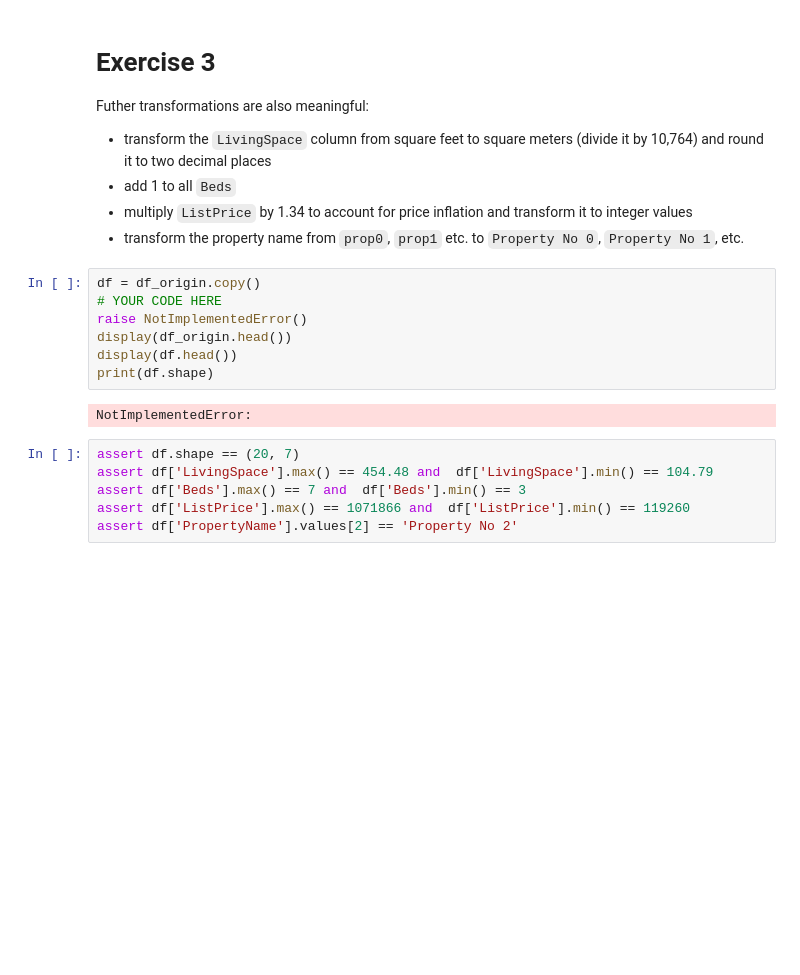
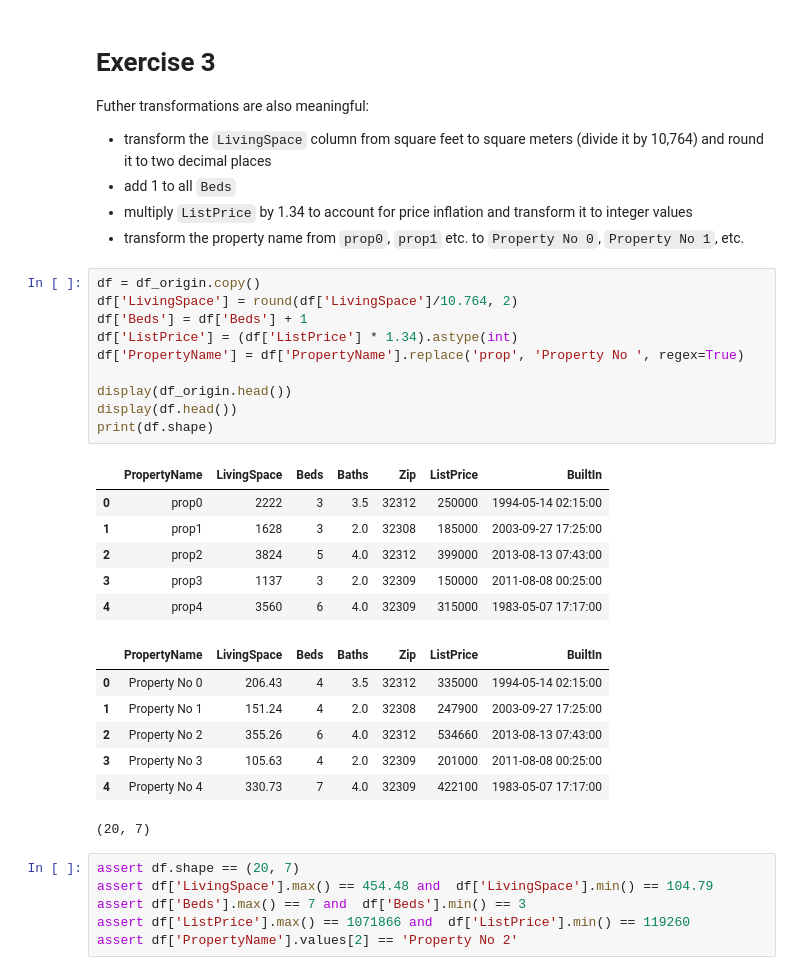
Before and after one commit to persello/daml-notebooks, a Jupyter notebook: 09/python-pandas.ipynb, the cells around one changed output. Saved outputs shown, nothing was run; the diff lists cells and outputs as text; blank space fills up the shorter version.

```diff
--- a/09/python-pandas.ipynb
+++ b/09/python-pandas.ipynb
@@ -136,15 +136,30 @@ Futher transformations are also meaningful:
 - add 1 to all `Beds`
 - multiply `ListPrice` by 1.34 to account for price inflation and transform it to integer values
 - transform the property name from `prop0`, `prop1` etc. to `Property No 0`, `Property No 1`, etc.
-# %%
-df = df_origin.copy()
-# YOUR CODE HERE
-raise NotImplementedError()
-display(df_origin.head())
-display(df.head())
-print(df.shape)
-# %% [output]
-NotImplementedError:
+# %%
+df = df_origin.copy()
+df['LivingSpace'] = round(df['LivingSpace']/10.764, 2)
+df['Beds'] = df['Beds'] + 1
+df['ListPrice'] = (df['ListPrice'] * 1.34).astype(int)
+df['PropertyName'] = df['PropertyName'].replace('prop', 'Property No ', regex=True)
+
+display(df_origin.head())
+display(df.head())
+print(df.shape)
+# %% [output]
+|  | PropertyName | LivingSpace | Beds | Baths | Zip | ListPrice | BuiltIn |
+| 0 | prop0 | 2222 | 3 | 3.5 | 32312 | 250000 | 1994-05-14 02:15:00 |
+| 1 | prop1 | 1628 | 3 | 2.0 | 32308 | 185000 | 2003-09-27 17:25:00 |
+| 2 | prop2 | 3824 | 5 | 4.0 | 32312 | 399000 | 2013-08-13 07:43:00 |
+| 3 | prop3 | 1137 | 3 | 2.0 | 32309 | 150000 | 2011-08-08 00:25:00 |
+| 4 | prop4 | 3560 | 6 | 4.0 | 32309 | 315000 | 1983-05-07 17:17:00 |
+|  | PropertyName | LivingSpace | Beds | Baths | Zip | ListPrice | BuiltIn |
+| 0 | Property No 0 | 206.43 | 4 | 3.5 | 32312 | 335000 | 1994-05-14 02:15:00 |
+| 1 | Property No 1 | 151.24 | 4 | 2.0 | 32308 | 247900 | 2003-09-27 17:25:00 |
+| 2 | Property No 2 | 355.26 | 6 | 4.0 | 32312 | 534660 | 2013-08-13 07:43:00 |
+| 3 | Property No 3 | 105.63 | 4 | 2.0 | 32309 | 201000 | 2011-08-08 00:25:00 |
+| 4 | Property No 4 | 330.73 | 7 | 4.0 | 32309 | 422100 | 1983-05-07 17:17:00 |
+(20, 7)
 # %%
 assert df.shape == (20, 7)
 assert df['LivingSpace'].max() == 454.48 and  df['LivingSpace'].min() == 104.79
```
Also changed, not shown: parts of 2 cells of this notebook.
